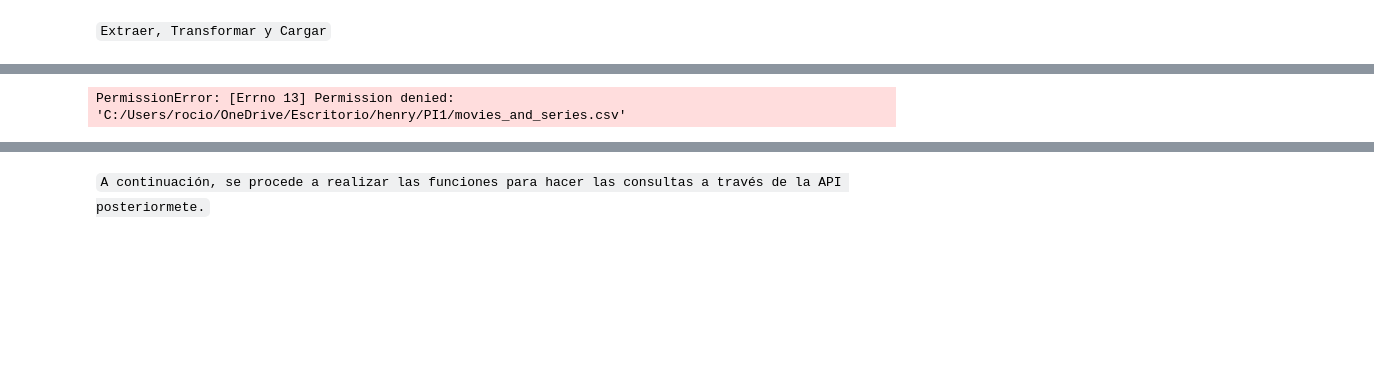
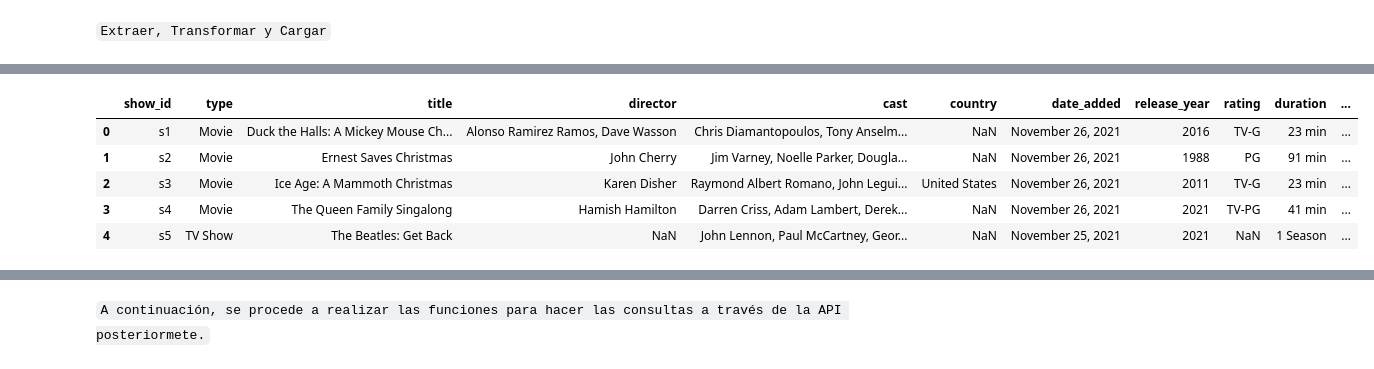
Before and after one commit to RocioAldanaMendez/Streaming_Plataforms, a Jupyter notebook: EDA_and_ETL.ipynb, the cells around one changed output, grey strips where cells are left out. Cells and saved outputs as stored; diff of their text form; code cells hidden in the pictures; blank space fills up the shorter version.

```diff
--- a/EDA_and_ETL.ipynb
+++ b/EDA_and_ETL.ipynb
@@ -24,3 +17,8 @@ netflix_titles= pd.read_csv(r"C:/Users/rocio/OneDrive/Escritorio/henry/PI1/netfl
+# %%
+amazon_titles = pd.read_csv(r"C:/Users/rocio/OneDrive/Escritorio/FastAPI/Streaming_Platforms/Datasets/amazon_prime_titles.csv")
+disney_titles = pd.read_csv(r"C:/Users/rocio/OneDrive/Escritorio/FastAPI/Streaming_Platforms/Datasets/disney_plus_titles.csv")
+hulu_titles = pd.read_csv(r'C:/Users/rocio/OneDrive/Escritorio/FastAPI/Streaming_Platforms/Datasets/hulu_titles.csv')
+netflix_titles= pd.read_csv(r"C:/Users/rocio/OneDrive/Escritorio/FastAPI/Streaming_Platforms/Datasets/netflix_titles.csv")
 # %% [markdown]
 `Análisis exploratorio de datos`
 # %%
@@ -370,5 +237,0 @@ movies_and_series.MOVIE_DURATION= movies_and_series.MOVIE_DURATION.astype(int)
-# %%
-#Exportación a un nuevo DF
-movies_and_series.to_csv(r"C:/Users/rocio/OneDrive/Escritorio/henry/PI1/movies_and_series.csv", index=False, header=True)
-# %% [output]
-PermissionError: [Errno 13] Permission denied: 'C:/Users/rocio/OneDrive/Escritorio/henry/PI1/movies_and_series.csv'
@@ -374,0 +247,9 @@ PermissionError: [Errno 13] Permission denied: 'C:/Users/rocio/OneDrive/Escritor
+# %%
+disney_titles.head(5)
+# %% [output]
+|  | show_id | type | title | director | cast | country | date_added | release_year | rating | duration | ... |
+| 0 | s1 | Movie | Duck the Halls: A Mickey Mouse Ch... | Alonso Ramirez Ramos, Dave Wasson | Chris Diamantopoulos, Tony Anselm... | NaN | November 26, 2021 | 2016 | TV-G | 23 min | ... |
+| 1 | s2 | Movie | Ernest Saves Christmas | John Cherry | Jim Varney, Noelle Parker, Dougla... | NaN | November 26, 2021 | 1988 | PG | 91 min | ... |
+| 2 | s3 | Movie | Ice Age: A Mammoth Christmas | Karen Disher | Raymond Albert Romano, John Legui... | United States | November 26, 2021 | 2011 | TV-G | 23 min | ... |
+| 3 | s4 | Movie | The Queen Family Singalong | Hamish Hamilton | Darren Criss, Adam Lambert, Derek... | NaN | November 26, 2021 | 2021 | TV-PG | 41 min | ... |
+| 4 | s5 | TV Show | The Beatles: Get Back | NaN | John Lennon, Paul McCartney, Geor... | NaN | November 25, 2021 | 2021 | NaN | 1 Season | ... |
```
Also changed, not shown: parts of 80 cells of this notebook, 13 other files.
